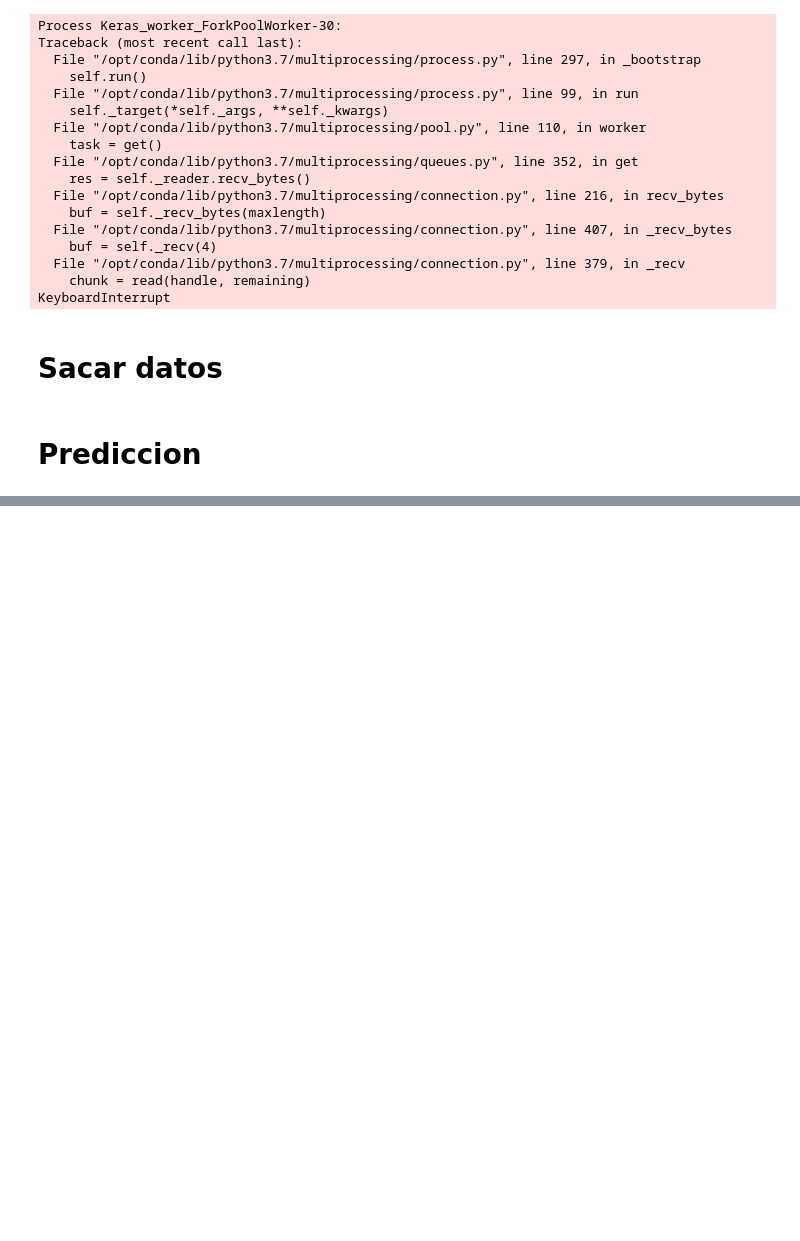
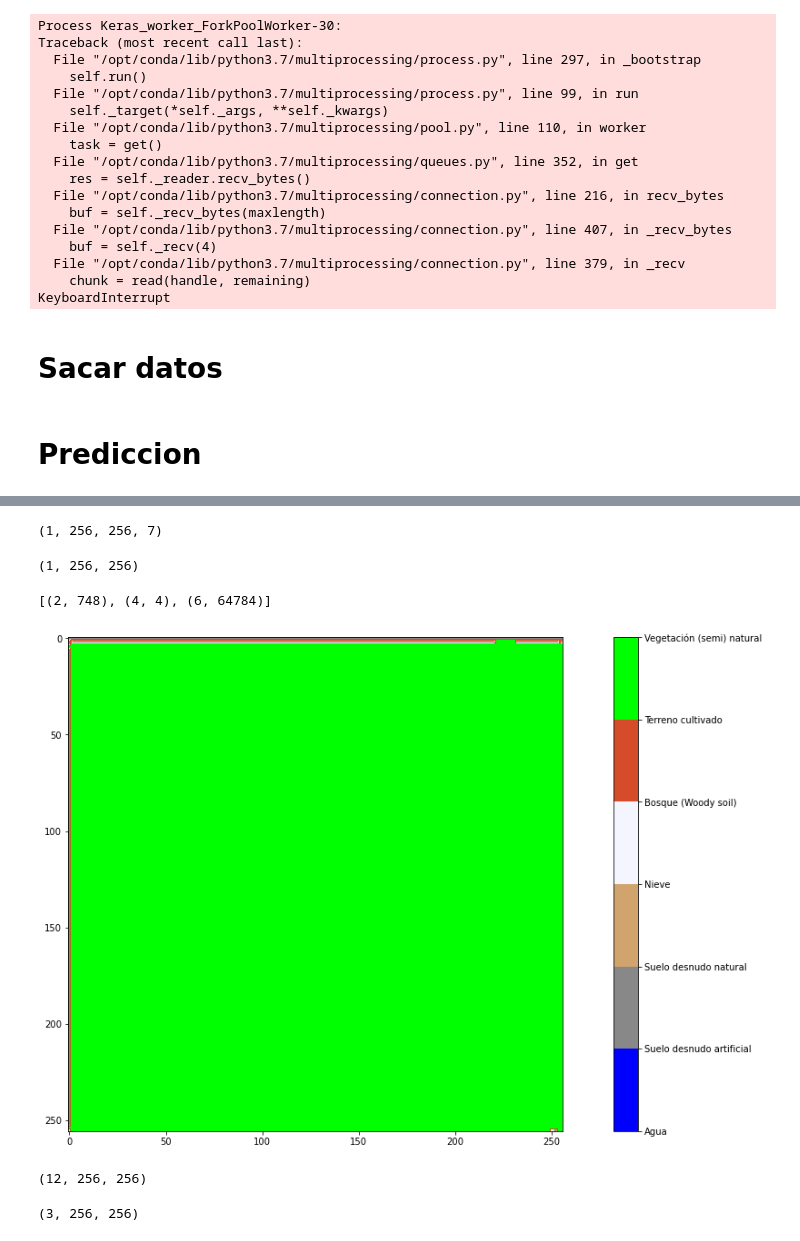
Before and after one commit to ggonzr/deep-learning-e2, a Jupyter notebook: notebook/modelo.ipynb, the cells around one changed output, grey strips where cells are left out. Drawn from its saved outputs; the diff is of its cells as text; code cells hidden in the pictures; blank space fills up the shorter version.

Commit message:
Prediccion y carga de modelo

```diff
--- a/notebook/modelo.ipynb
+++ b/notebook/modelo.ipynb
@@ -545,0 +650,2 @@ test_df_export.to_json(f"{test_dir_path}images-meta.json")
+# %%
+ex_load_2 = np.array([example_load])
@@ -545,0 +657,53 @@ test_df_export.to_json(f"{test_dir_path}images-meta.json")
+# %%
+# Predecir
+predictions = model.predict(x=ex_load_2)
+# %%
+# Mostrar prediccion
+predictions.shape
+# %% [output]
+(1, 256, 256, 7)
+# %%
+mask = np.argmax(predictions, axis=3)
+# %%
+mask.shape
+# %% [output]
+(1, 256, 256)
+# %%
+# Pintar
+# Crear un colormap personalizado para cada una de las etiquetas
+# según el documento
+cmap = colors.ListedColormap([
+    "#0000ff",
+    "#888888",
+    "#d1a46d",
+    "#f5f5ff",
+    "#d64c2b",
+    "#186818",
+    "#00ff00"
+])
+meaning = [
+    "Agua",
+    "Suelo desnudo artificial",
+    "Suelo desnudo natural",
+    "Nieve",
+    "Bosque (Woody soil)",
+    "Terreno cultivado",
+    "Vegetación (semi) natural"
+]
+boundaries = list(range(1,8))
+norm = colors.BoundaryNorm(boundaries, cmap.N)
+# %%
+unique, counts = np.unique(mask[0], return_counts=True)
+list(zip(unique,counts))
+# %% [output]
+[(2, 748), (4, 4), (6, 64784)]
+# %%
+fig, ax = plt.subplots()
+img = ax.imshow(mask[0], cmap=cmap, norm=norm)
+cbar = plt.colorbar(img, ax=ax)
+cbar.set_ticks(boundaries)
+cbar.set_ticklabels(meaning)
+cbar.config_axis
+plt.show()
+# %% [output]
+[figure, added]
@@ -545,0 +713,4 @@ test_df_export.to_json(f"{test_dir_path}images-meta.json")
+# %%
+imagen_pred_bands.shape
+# %% [output]
+(12, 256, 256)
@@ -545,0 +723,4 @@ test_df_export.to_json(f"{test_dir_path}images-meta.json")
+# %%
+ex_image_rgb.shape
+# %% [output]
+(3, 256, 256)
```
Also changed, not shown: parts of 18 cells of this notebook.
